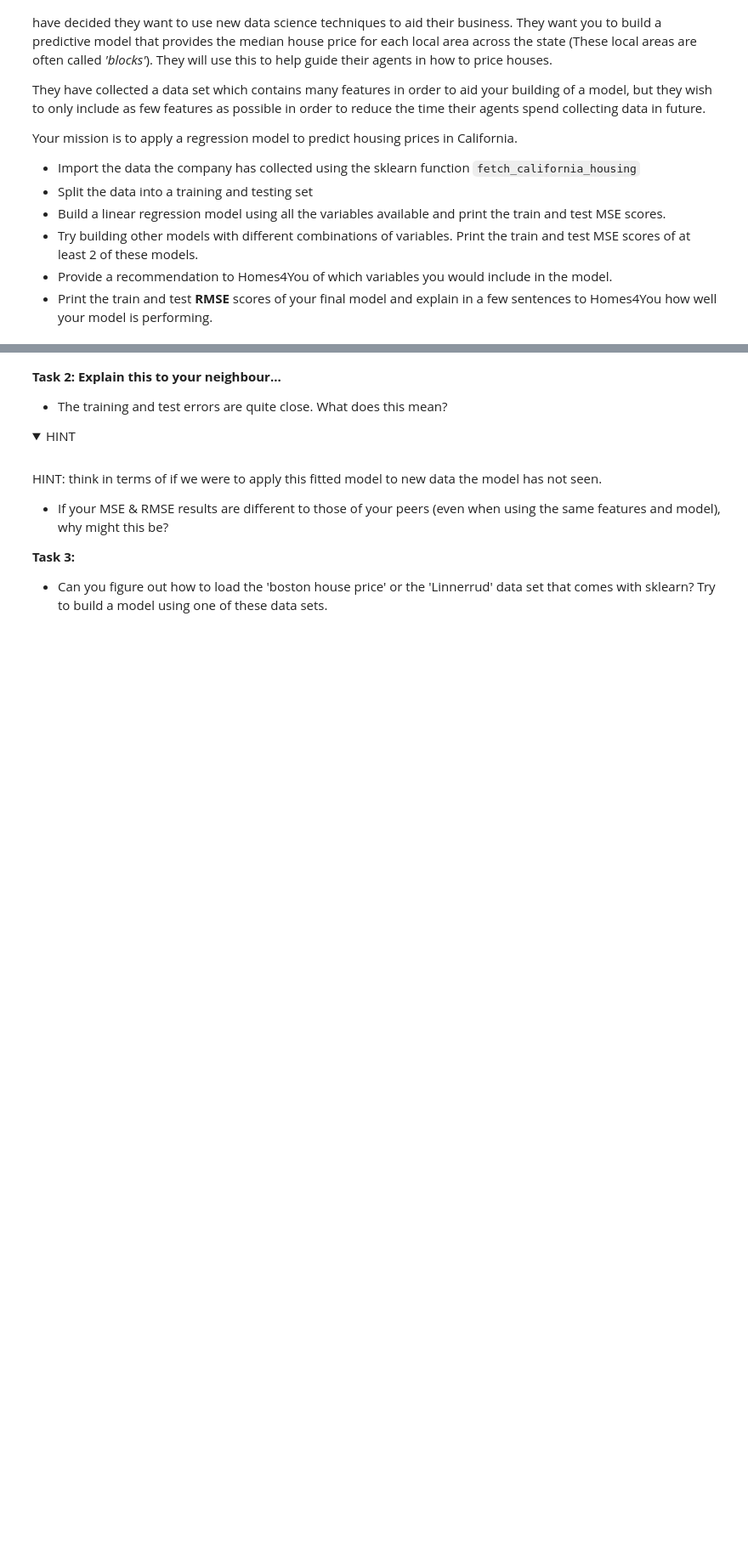
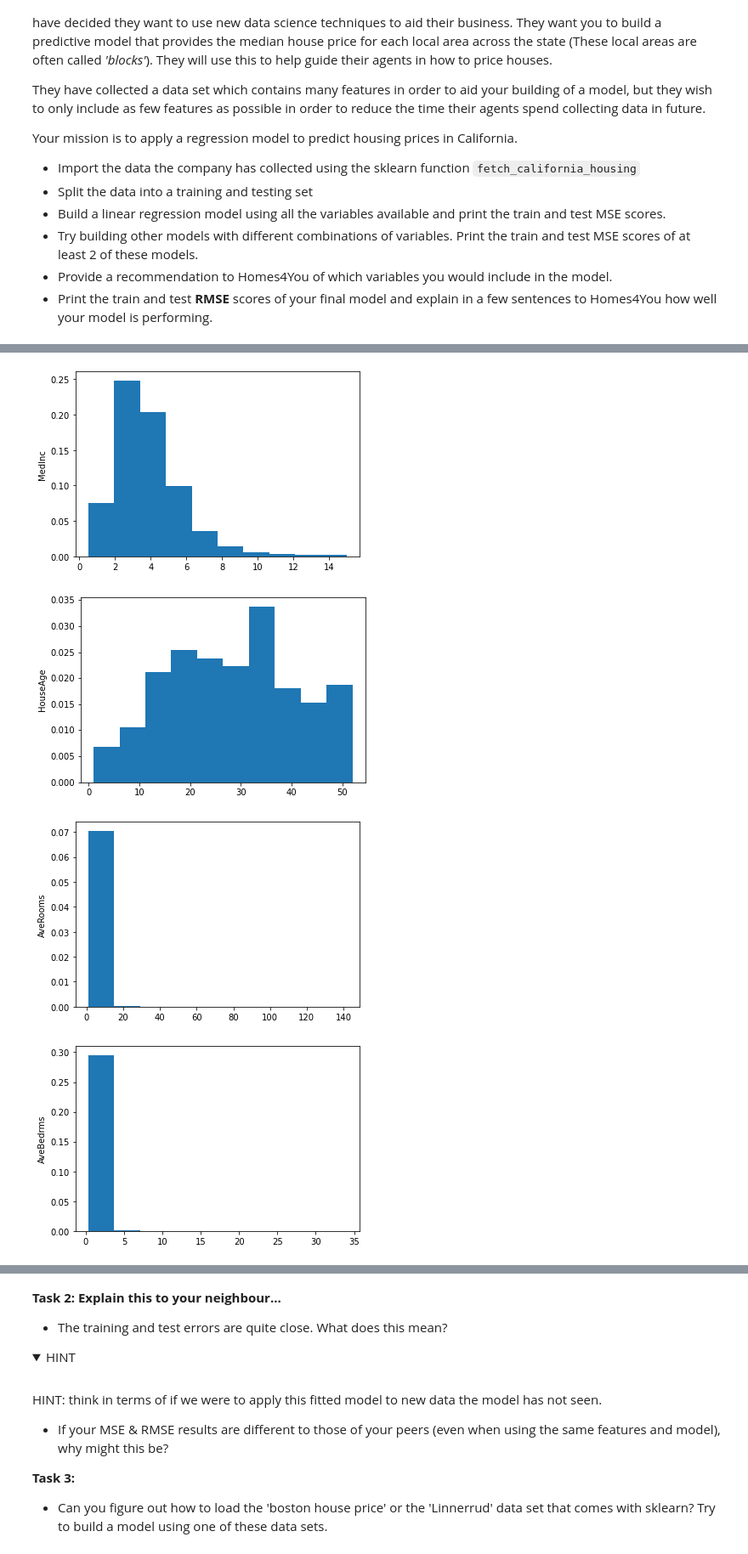
Before and after one commit to RaphaelBouvet/stats_3, a Jupyter notebook: Notebooks/02b-LinearRegressionForPrediction.ipynb, the cells around one changed output, grey strips where cells are left out. Shown: that part at 85% size. Cells and saved outputs as stored; diff of their text form; code cells hidden in the pictures; folded sections open; blank space fills up the shorter version.

```diff
--- a/Notebooks/02b-LinearRegressionForPrediction.ipynb
+++ b/Notebooks/02b-LinearRegressionForPrediction.ipynb
@@ -221,0 +280,11 @@ Your mission is to apply a regression model to predict housing prices in Califor
+# %%
+for col,name in zip(range(len(cali['feature_names'])),cali['feature_names']):
+    plt.hist(cali['data'][:,col],density=True)
+    plt.ylabel(name)
+    plt.show()
+plt.show()
+# %% [output]
+[figure, added]
+[figure, added]
+[figure, added]
+[figure, added]
```
Also changed, not shown: parts of 42 cells of this notebook, 2 other files.
